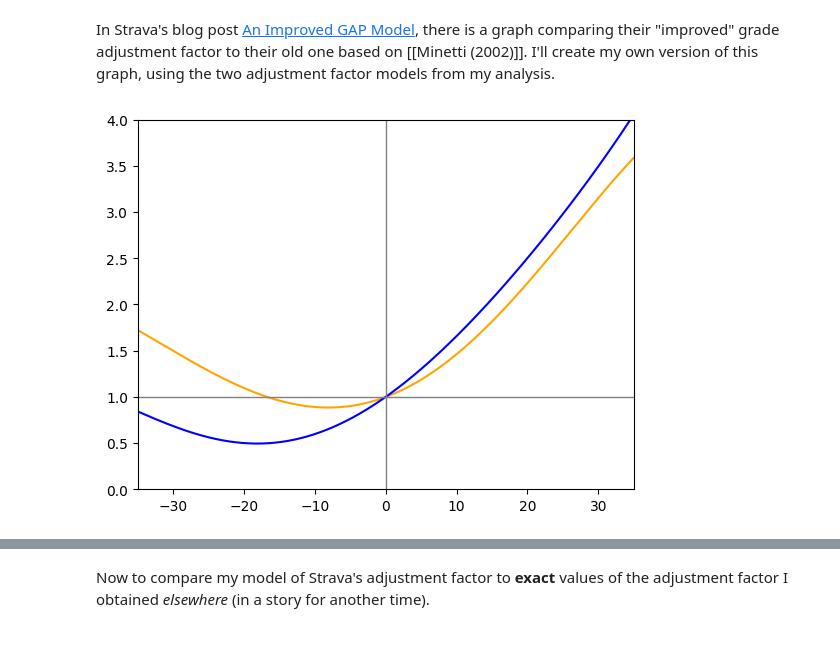
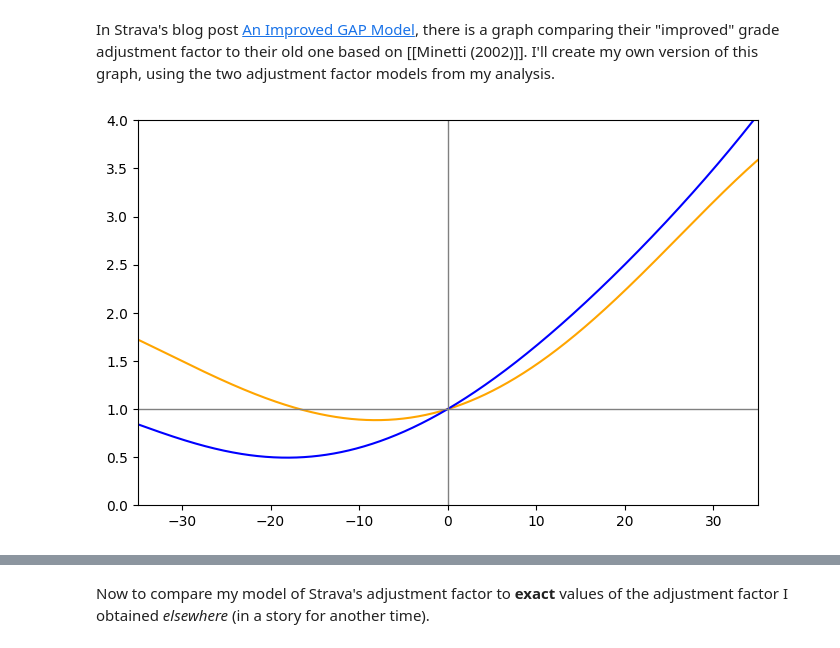
Before and after one commit to aaron-schroeder/reverse-engineering, a Jupyter notebook: grade-adjusted-pace.ipynb, the cells around one changed output, grey strips where cells are left out. Drawn from its saved outputs; the diff is of its cells as text; code cells hidden in the pictures.

```diff
--- a/grade-adjusted-pace.ipynb
+++ b/grade-adjusted-pace.ipynb
@@ -260,18 +264,19 @@ In Strava's blog post [An Improved GAP Model](https://medium.com/strava-engineer
 # %%
 gradient_array = np.linspace(-35, 35, 1000)
 poly = np.polynomial.Polynomial(model.coef_)
 factor_model = poly(gradient_array)
 factor_minetti = cost_of_running(gradient_array/100.0) / cost_of_running(0.0)
 
+plt.figure(figsize=(8, 5))
 plt.plot(gradient_array, factor_model, color='orange')
 plt.plot(gradient_array, factor_minetti, color='blue')
 plt.axhline(1.0, color='gray', linewidth=1)
 plt.axvline(0.0, color='gray', linewidth=1)
 plt.xlim(-35, 35)
 plt.ylim(0, 4)
 plt.show()
 # %% [output]
-[figure, old version]
+[figure, new version]
 # %% [markdown]
 Look familiar??
 
```
Also changed, not shown: parts of 12 cells of this notebook.
